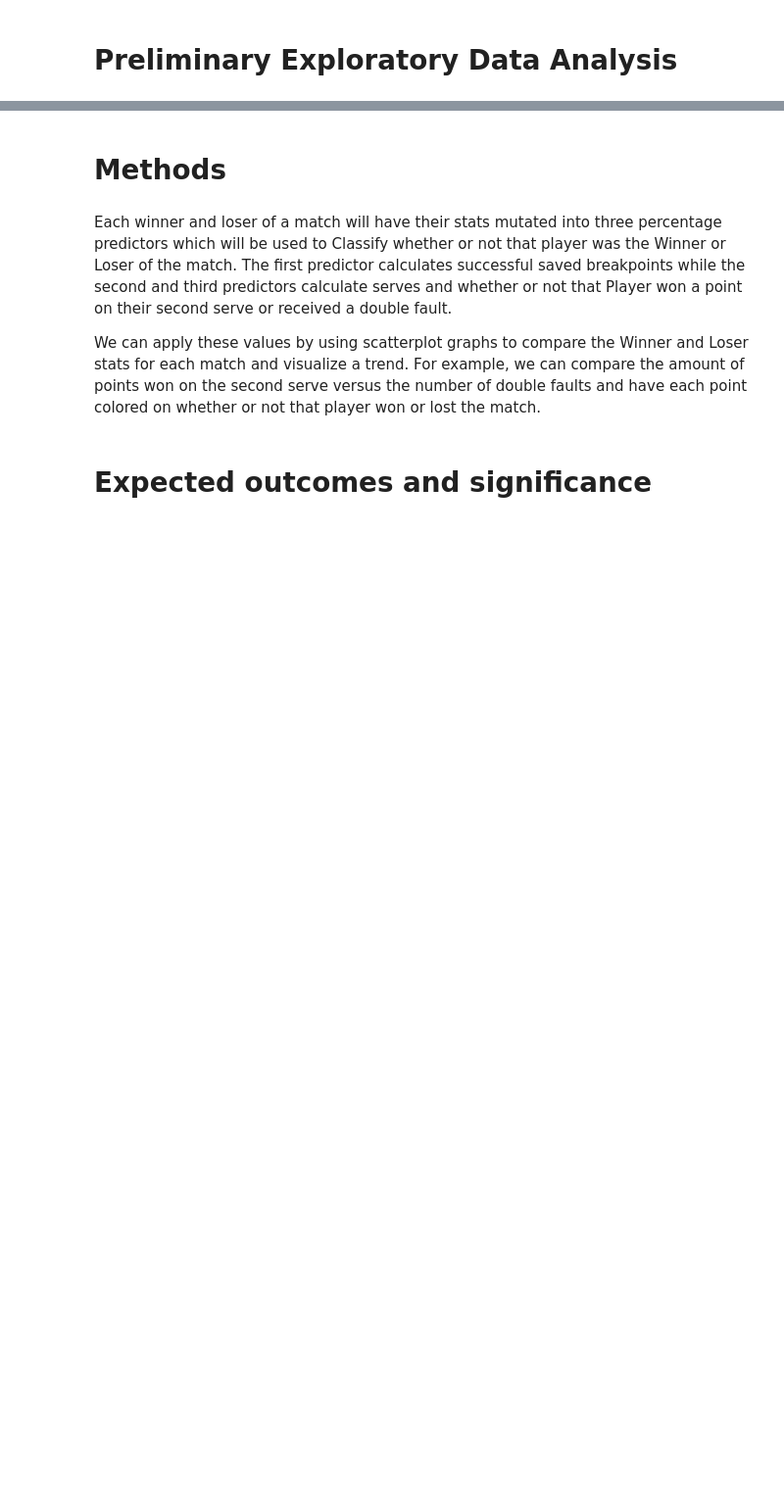
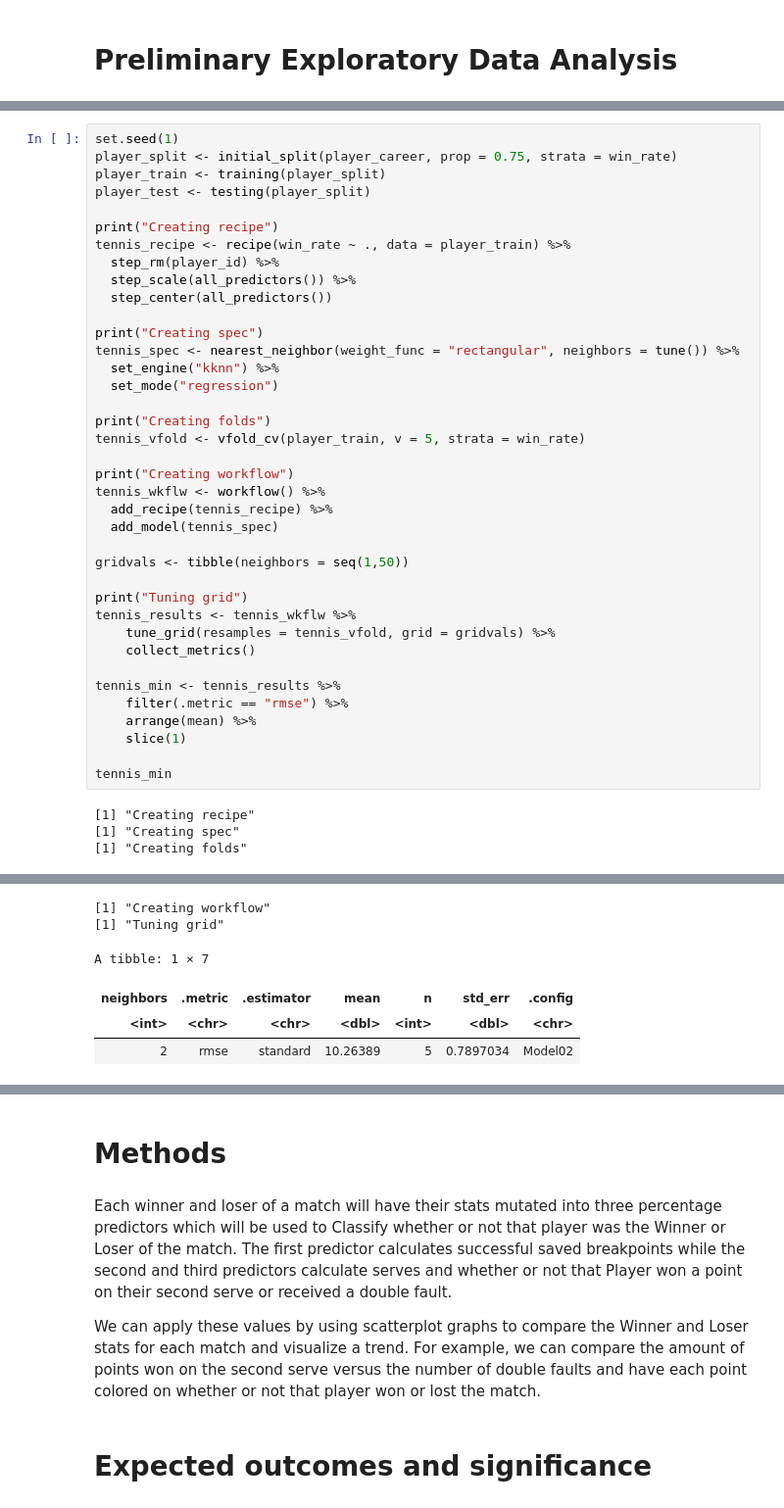
Before and after one commit to SimonYYL/DSCI_100_group19_group_project, a Jupyter notebook: project_proposal_final.ipynb, the cells around one changed output, grey strips where cells are left out. Shown at 98% size. Saved outputs shown, nothing was run; the diff lists cells and outputs as text; blank space fills up the shorter version.

```diff
--- a/project_proposal_final.ipynb
+++ b/project_proposal_final.ipynb
@@ -155,0 +149,42 @@ From the plots above, we could find out that when breakpoint saving and second s
+# %%
+set.seed(1)
+player_split <- initial_split(player_career, prop = 0.75, strata = win_rate)
+player_train <- training(player_split)
+player_test <- testing(player_split)
+
+print("Creating recipe")
+tennis_recipe <- recipe(win_rate ~ ., data = player_train) %>%
+  step_rm(player_id) %>%
+  step_scale(all_predictors()) %>%
+  step_center(all_predictors())
+
+print("Creating spec")
+tennis_spec <- nearest_neighbor(weight_func = "rectangular", neighbors = tune()) %>%
+  set_engine("kknn") %>%
+  set_mode("regression")
+
+print("Creating folds")
+tennis_vfold <- vfold_cv(player_train, v = 5, strata = win_rate)
+
+print("Creating workflow")
+tennis_wkflw <- workflow() %>%
+  add_recipe(tennis_recipe) %>%
+  add_model(tennis_spec)
+
+gridvals <- tibble(neighbors = seq(1,50))
+
+print("Tuning grid")
+tennis_results <- tennis_wkflw %>%
+    tune_grid(resamples = tennis_vfold, grid = gridvals) %>%
+    collect_metrics()
+
+tennis_min <- tennis_results %>%
+    filter(.metric == "rmse") %>%
+    arrange(mean) %>%
+    slice(1)
+
+tennis_min
+# %% [output]
+[1] "Creating recipe"
+[1] "Creating spec"
+[1] "Creating folds"
@@ -155,0 +193,6 @@ From the plots above, we could find out that when breakpoint saving and second s
+[1] "Creating workflow"
+[1] "Tuning grid"
+A tibble: 1 × 7
+| neighbors | .metric | .estimator | mean | n | std_err | .config |
+| <int> | <chr> | <chr> | <dbl> | <int> | <dbl> | <chr> |
+| 2 | rmse | standard | 10.26389 | 5 | 0.7897034 | Model02 |
```
Also changed, not shown: parts of 13 cells of this notebook.
